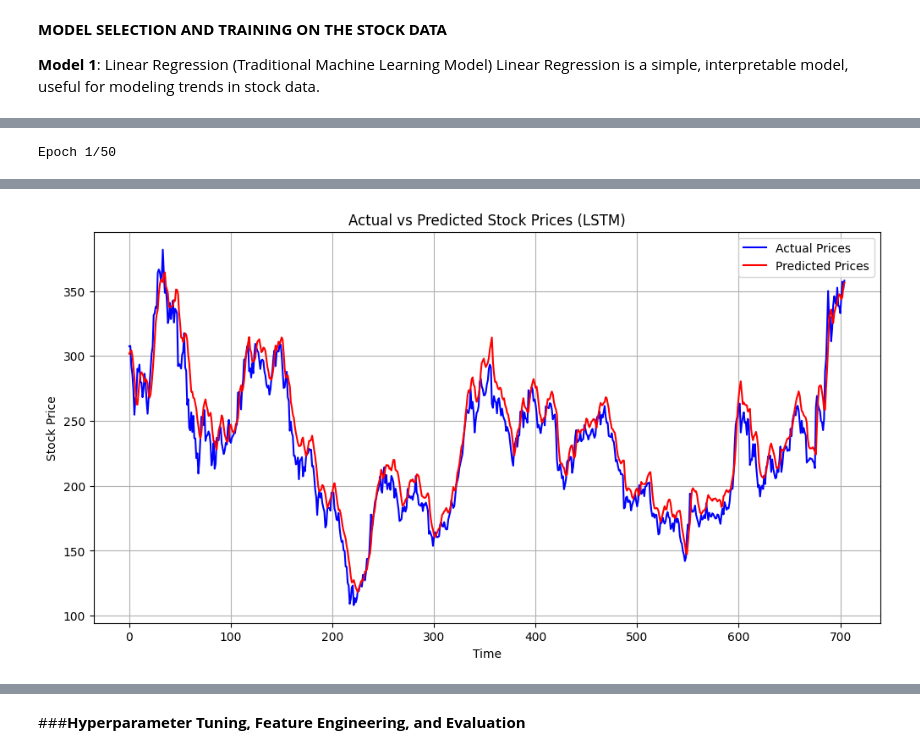
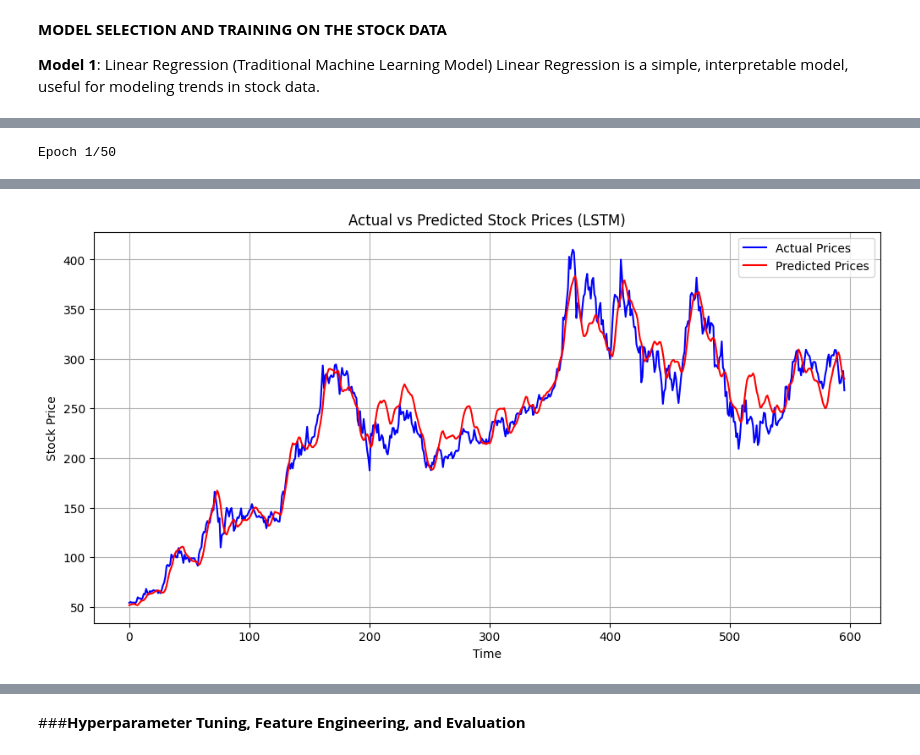
Before and after one commit to OnyedikachiOnwuachuke/Stock-Price-Prediction-Using-Sentiment-Analysis, a Jupyter notebook: PREDICTING_TESLA_STOCK_PRICE_USING_SENTIMENT_ANALYSIS.ipynb, the cells around one changed output, grey strips where cells are left out. Drawn from its saved outputs; the diff is of its cells as text; code cells hidden in the pictures.

```diff
--- a/PREDICTING_TESLA_STOCK_PRICE_USING_SENTIMENT_ANALYSIS.ipynb
+++ b/PREDICTING_TESLA_STOCK_PRICE_USING_SENTIMENT_ANALYSIS.ipynb
@@ -97,7 +97,7 @@ TSLA.info
 # %%
 # To display, describe and give the necessary information about the stock data
-stock_data = TSLA.history(period="max")
-stock_data
+stock_data = TSLA.history(period="max", end=end_date)
+stock_data.head()
 # %% [output]
 |  | Open | High | Low | Close | Volume | Dividends | Stock Splits |
 | Date |  |  |  |  |  |  |  |
@@ -789,6 +753,9 @@ def preprocess_stock_data_lstm(data, feature_columns, target_column, look_back=6
         y.append(scaled_data[i, -1])  # Target (last column)
     return np.array(X), np.array(y), scaler
 # %%
+from sklearn.metrics import mean_squared_error, r2_score
+import matplotlib.pyplot as plt
+
 # Define LSTM model
 def build_lstm_model(input_shape):
     """
@@ -811,7 +778,7 @@ def build_lstm_model(input_shape):
 
 # Prepare data
 look_back = 60
-feature_columns = ['Open', 'High', 'Low', 'SMA_20', 'SMA_50', 'EMA_50', 'EMA_200', 'MACD', 'MACD_Signal', 'MACD_Histogram', 'RSI', 'ADX', 'Plus_DI', 'Minus_DI']
+feature_columns = [col for col in filtered_data.columns if col not in ['Date', 'Close']]
 target_column = 'Close'
 X, y, scaler = preprocess_stock_data_lstm(stock_data, feature_columns, target_column, look_back=look_back)
 
@@ -821,23 +788,44 @@ X_train, X_test = X[:split_index], X[split_index:]
 y_train, y_test = y[:split_index], y[split_index:]
 
 # Build and train LSTM model
-model = build_lstm_model((X_train.shape[1], X_train.shape[2]))
-history = model.fit(X_train, y_train, epochs=50, batch_size=16, validation_data=(X_test, y_test), verbose=1)
+lstm_model = build_lstm_model((X_train.shape[1], X_train.shape[2]))
+history = lstm_model.fit(
+    X_train, y_train, epochs=50, batch_size=16, validation_data=(X_test, y_test), verbose=1
+)
 
 # Predictions
-y_pred_scaled = model.predict(X_test)
-y_test_actual = scaler.inverse_transform(np.hstack((np.zeros((y_test.shape[0], len(feature_columns))), y_test.reshape(-1, 1))))[:, -1]
-y_pred_actual = scaler.inverse_transform(np.hstack((np.zeros((y_pred_scaled.shape[0], len(feature_columns))), y_pred_scaled)))[:, -1]
+lstm_train_pred_scaled = lstm_model.predict(X_train)
+lstm_test_pred_scaled = lstm_model.predict(X_test)
 
-# Evaluation
-rmse = np.sqrt(mean_squared_error(y_test_actual, y_pred_actual))
-print(f"Train Root Mean Squared Error (RMSE): {rmse}")
-print(f"Test Root Mean Squared Error (RMSE): {test_rmse:.2f}")
+# Inverse transform the predictions and actual values to original scale
+lstm_train_actual = scaler.inverse_transform(
+    np.hstack((np.zeros((y_train.shape[0], len(feature_columns))), y_train.reshape(-1, 1)))
+)[:, -1]
+lstm_test_actual = scaler.inverse_transform(
+    np.hstack((np.zeros((y_test.shape[0], len(feature_columns))), y_test.reshape(-1, 1)))
+)[:, -1]
+lstm_train_pred_actual = scaler.inverse_transform(
+    np.hstack((np.zeros((lstm_train_pred_scaled.shape[0], len(feature_columns))), lstm_train_pred_scaled))
+)[:, -1]
+lstm_test_pred_actual = scaler.inverse_transform(
+    np.hstack((np.zeros((lstm_test_pred_scaled.shape[0], len(feature_columns))), lstm_test_pred_scaled))
+)[:, -1]
+
+# Evaluation metrics
+lstm_train_rmse = np.sqrt(mean_squared_error(lstm_train_actual, lstm_train_pred_actual))
+lstm_test_rmse = np.sqrt(mean_squared_error(lstm_test_actual, lstm_test_pred_actual))
+lstm_train_r2 = r2_score(lstm_train_actual, lstm_train_pred_actual)
+lstm_test_r2 = r2_score(lstm_test_actual, lstm_test_pred_actual)
+
+print(f"Train Root Mean Squared Error (RMSE): {lstm_train_rmse:.2f}")
+print(f"Test  Root Mean Squared Error (RMSE): {lstm_test_rmse:.2f}")
+print(f"Train R² Score: {lstm_train_r2:.2f}")
+print(f"Test  R² Score: {lstm_test_r2:.2f}")
 
 # Plot results
 plt.figure(figsize=(12, 6))
-plt.plot(y_test_actual, label='Actual Prices', color='blue')
-plt.plot(y_pred_actual, label='Predicted Prices', color='red')
+plt.plot(lstm_test_actual, label='Actual Prices', color='blue')
+plt.plot(lstm_test_pred_actual, label='Predicted Prices', color='red')
 plt.title('Actual vs Predicted Stock Prices (LSTM)')
 plt.xlabel('Time')
 plt.ylabel('Stock Price')
@@ -866 +854 @@ Test Root Mean Squared Error (RMSE): 4.57
-[figure, old version]
+[figure, new version]
```
Also changed, not shown: parts of 59 cells of this notebook.
